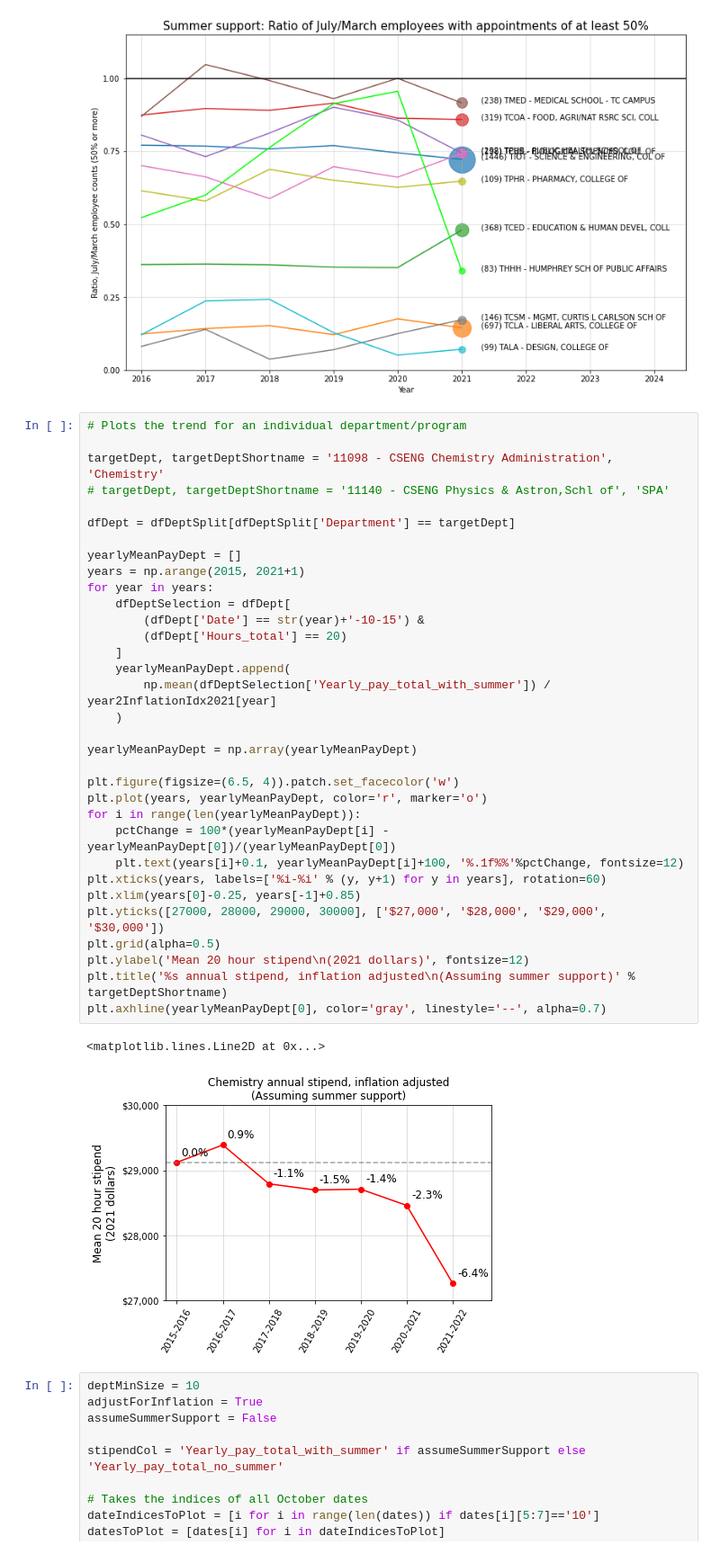
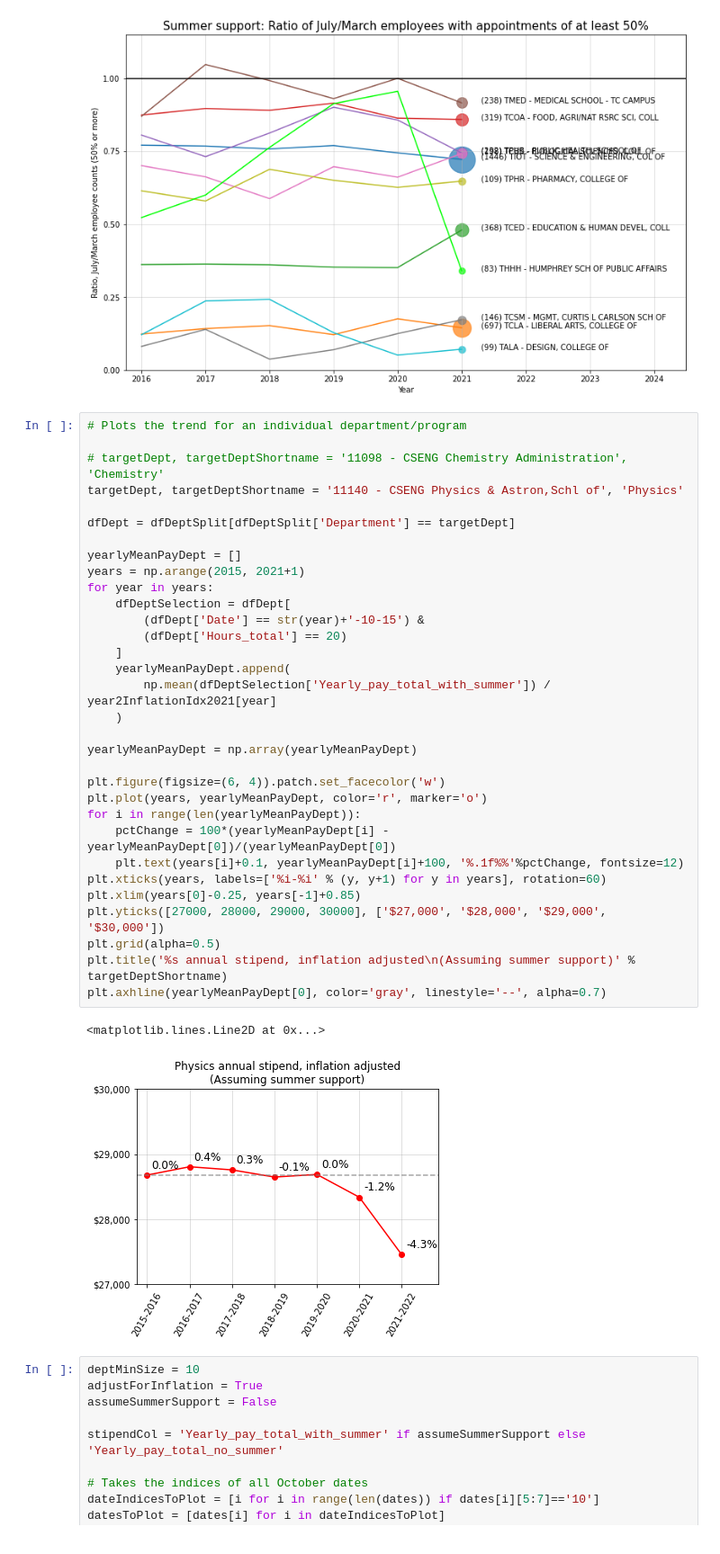
Before and after one commit to NicoAdams/umn_grad_pay_analysis, a Jupyter notebook: Generate_pay_plots.ipynb, the cells around one changed output. Shown at 90% size. Drawn from its saved outputs; the diff is of its cells as text.

Commit message:
Updated main plot

```diff
--- a/Generate_pay_plots.ipynb
+++ b/Generate_pay_plots.ipynb
@@ -182,39 +184,38 @@ plt.show()
 # %%
 # Plots the trend for an individual department/program
 
-targetDept, targetDeptShortname = '11098 - CSENG Chemistry Administration', 'Chemistry'
-# targetDept, targetDeptShortname = '11140 - CSENG Physics & Astron,Schl of', 'SPA'
+# targetDept, targetDeptShortname = '11098 - CSENG Chemistry Administration', 'Chemistry'
+targetDept, targetDeptShortname = '11140 - CSENG Physics & Astron,Schl of', 'Physics'
 
 dfDept = dfDeptSplit[dfDeptSplit['Department'] == targetDept]
 
 yearlyMeanPayDept = []
 years = np.arange(2015, 2021+1)
 for year in years:
     dfDeptSelection = dfDept[
         (dfDept['Date'] == str(year)+'-10-15') &
         (dfDept['Hours_total'] == 20)
     ]
     yearlyMeanPayDept.append(
         np.mean(dfDeptSelection['Yearly_pay_total_with_summer']) / year2InflationIdx2021[year]
     )
 
 yearlyMeanPayDept = np.array(yearlyMeanPayDept)
 
-plt.figure(figsize=(6.5, 4)).patch.set_facecolor('w')
+plt.figure(figsize=(6, 4)).patch.set_facecolor('w')
 plt.plot(years, yearlyMeanPayDept, color='r', marker='o')
 for i in range(len(yearlyMeanPayDept)):
     pctChange = 100*(yearlyMeanPayDept[i] - yearlyMeanPayDept[0])/(yearlyMeanPayDept[0])
     plt.text(years[i]+0.1, yearlyMeanPayDept[i]+100, '%.1f%%'%pctChange, fontsize=12)
 plt.xticks(years, labels=['%i-%i' % (y, y+1) for y in years], rotation=60)
 plt.xlim(years[0]-0.25, years[-1]+0.85)
 plt.yticks([27000, 28000, 29000, 30000], ['$27,000', '$28,000', '$29,000', '$30,000'])
 plt.grid(alpha=0.5)
-plt.ylabel('Mean 20 hour stipend\n(2021 dollars)', fontsize=12)
 plt.title('%s annual stipend, inflation adjusted\n(Assuming summer support)' % targetDeptShortname)
 plt.axhline(yearlyMeanPayDept[0], color='gray', linestyle='--', alpha=0.7)
 # %% [output]
 <matplotlib.lines.Line2D at 0x...>
-[figure, old version]
+[figure, new version]
 # %%
 deptMinSize = 10
 adjustForInflation = True
```
Also changed, not shown: parts of 3 cells of this notebook.
